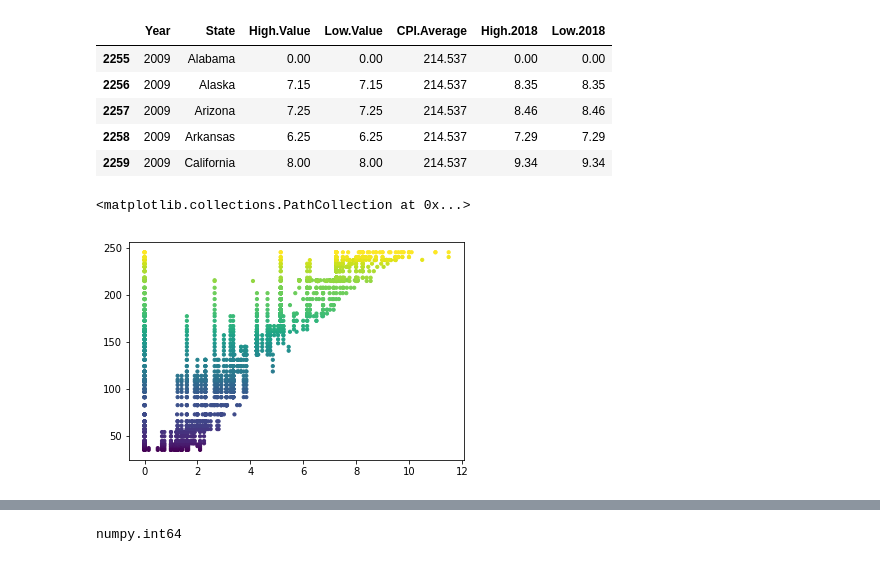
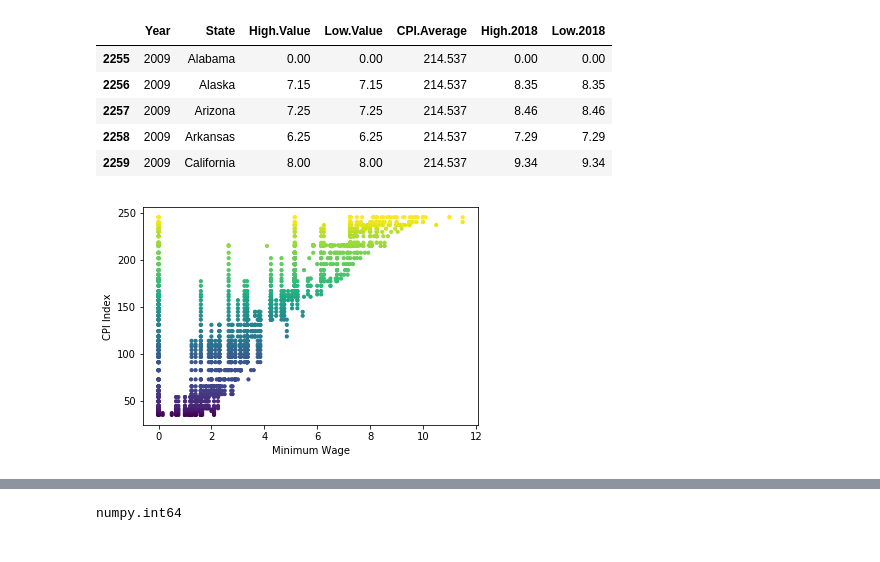
Before and after one commit to SnehaKellogg/Project1_Group5, a Jupyter notebook: ProjectG5.ipynb, the cells around one changed output, grey strips where cells are left out. Saved outputs shown, nothing was run; the diff lists cells and outputs as text; code cells hidden in the pictures.

```diff
--- a/ProjectG5.ipynb
+++ b/ProjectG5.ipynb
@@ -52,9 +51,19 @@ cmw.head()
 | 2257 | 2009 | Arizona | 7.25 | 7.25 | 214.537 | 8.46 | 8.46 |
 | 2258 | 2009 | Arkansas | 6.25 | 6.25 | 214.537 | 7.29 | 7.29 |
 | 2259 | 2009 | California | 8.00 | 8.00 | 214.537 | 9.34 | 9.34 |
-# %%
-plt.scatter(mini_data["High.Value"], mini_data["CPI.Average"], c=c, s=10)
-# %% [output]
-<matplotlib.collections.PathCollection at 0x...>
-[figure, removed]
+# %%
+# created new dataframe to drop rows where minimum wage value is 0
+
+mini_data = mw.replace({"High.2018":0}," ")
+mini_data1 = mini_data.dropna()
+
+# plotting adjusted minimum wage vs CPI
+plt.xlabel("Minimum Wage")
+plt.ylabel("CPI Index")
+
+c = mini_data1["Year"]
+plt.scatter(mini_data1["High.Value"], mini_data1["CPI.Average"], c=c, s=10)
+plt.show()
+# %% [output]
+[figure, added]
 # %%
```
Also changed, not shown: parts of 5 cells of this notebook, 2 other files.
